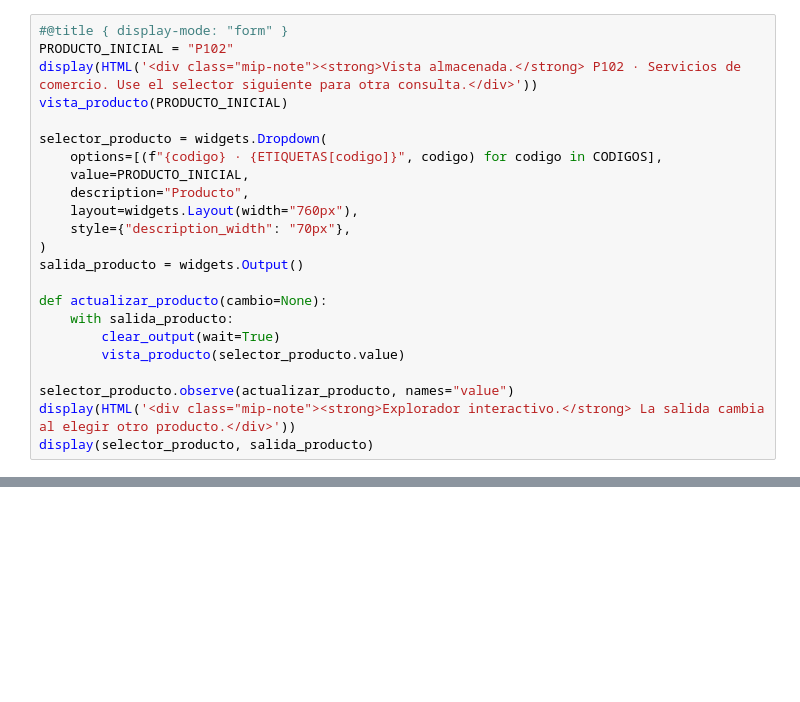
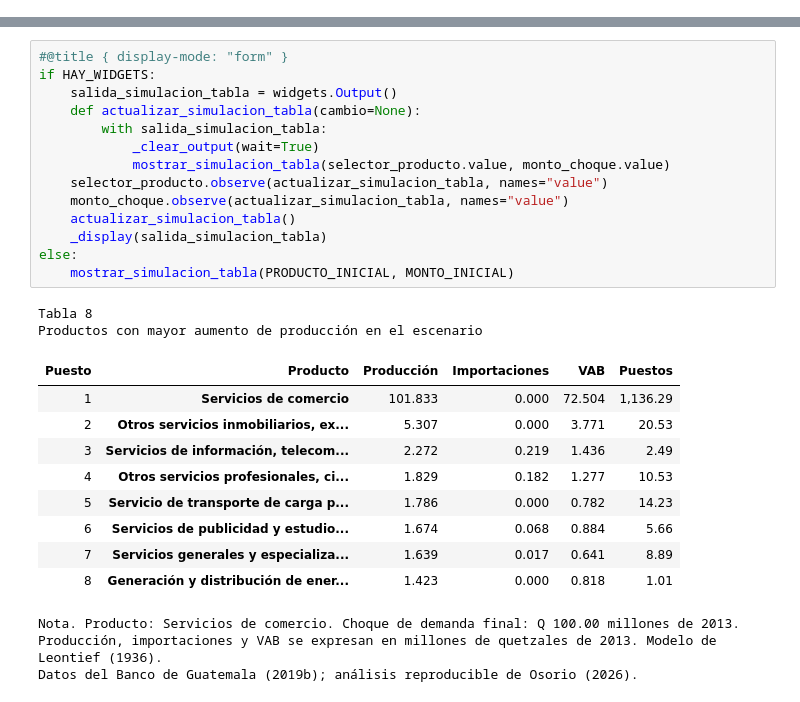
Before and after one commit to JA-Osorio/mip-guatemala-2013-reproducible, a Jupyter notebook: 04_reproduccion_python/cuaderno_exploracion_mip_2013.ipynb, the cells around one changed output, grey strips where cells are left out. Saved outputs shown, nothing was run; the diff lists cells and outputs as text; blank space fills up the shorter version.

Commit message:
Publica la MIP Guatemala 2013 reproducible v1.1.0
Estabiliza el cuaderno de Colab con 8 tablas HTML y 6 figuras Plotly, completa la trazabilidad y armoniza los metadatos de GitHub y Zenodo.

```diff
--- a/04_reproduccion_python/cuaderno_exploracion_mip_2013.ipynb
+++ b/04_reproduccion_python/cuaderno_exploracion_mip_2013.ipynb
@@ -631,23 +0,0 @@ La vista inicial corresponde a **P102 · Servicios de comercio**. El selector pe
-# %%
-#@title { display-mode: "form" }
-PRODUCTO_INICIAL = "P102"
-display(HTML('<div class="mip-note"><strong>Vista almacenada.</strong> P102 · Servicios de comercio. Use el selector siguiente para otra consulta.</div>'))
-vista_producto(PRODUCTO_INICIAL)
-
-selector_producto = widgets.Dropdown(
-    options=[(f"{codigo} · {ETIQUETAS[codigo]}", codigo) for codigo in CODIGOS],
-    value=PRODUCTO_INICIAL,
-    description="Producto",
-    layout=widgets.Layout(width="760px"),
-    style={"description_width": "70px"},
-)
-salida_producto = widgets.Output()
-
-def actualizar_producto(cambio=None):
-    with salida_producto:
-        clear_output(wait=True)
-        vista_producto(selector_producto.value)
-
-selector_producto.observe(actualizar_producto, names="value")
-display(HTML('<div class="mip-note"><strong>Explorador interactivo.</strong> La salida cambia al elegir otro producto.</div>'))
-display(selector_producto, salida_producto)
@@ -1042,0 +1439,30 @@ Productos y etiquetasIndicadores IOA domésticaA importadaInversa de Leontief do
+# %%
+#@title { display-mode: "form" }
+if HAY_WIDGETS:
+    salida_simulacion_tabla = widgets.Output()
+    def actualizar_simulacion_tabla(cambio=None):
+        with salida_simulacion_tabla:
+            _clear_output(wait=True)
+            mostrar_simulacion_tabla(selector_producto.value, monto_choque.value)
+    selector_producto.observe(actualizar_simulacion_tabla, names="value")
+    monto_choque.observe(actualizar_simulacion_tabla, names="value")
+    actualizar_simulacion_tabla()
+    _display(salida_simulacion_tabla)
+else:
+    mostrar_simulacion_tabla(PRODUCTO_INICIAL, MONTO_INICIAL)
+# %% [output]
+Tabla 8
+Productos con mayor aumento de producción en el escenario
+| Puesto | Producto | Producción | Importaciones | VAB | Puestos |
+| 1 | Servicios de comercio | 101.833 | 0.000 | 72.504 | 1,136.29 |
+| 2 | Otros servicios inmobiliarios, ex... | 5.307 | 0.000 | 3.771 | 20.53 |
+| 3 | Servicios de información, telecom... | 2.272 | 0.219 | 1.436 | 2.49 |
+| 4 | Otros servicios profesionales, ci... | 1.829 | 0.182 | 1.277 | 10.53 |
+| 5 | Servicio de transporte de carga p... | 1.786 | 0.000 | 0.782 | 14.23 |
+| 6 | Servicios de publicidad y estudio... | 1.674 | 0.068 | 0.884 | 5.66 |
+| 7 | Servicios generales y especializa... | 1.639 | 0.017 | 0.641 | 8.89 |
+| 8 | Generación y distribución de ener... | 1.423 | 0.000 | 0.818 | 1.01 |
+Nota. Producto: Servicios de comercio. Choque de demanda final: Q 100.00 millones de 2013.
+Producción, importaciones y VAB se expresan en millones de quetzales de 2013. Modelo de
+Leontief (1936).
+Datos del Banco de Guatemala (2019b); análisis reproducible de Osorio (2026).
```
Also changed, not shown: parts of 42 cells of this notebook, 26 other files.
